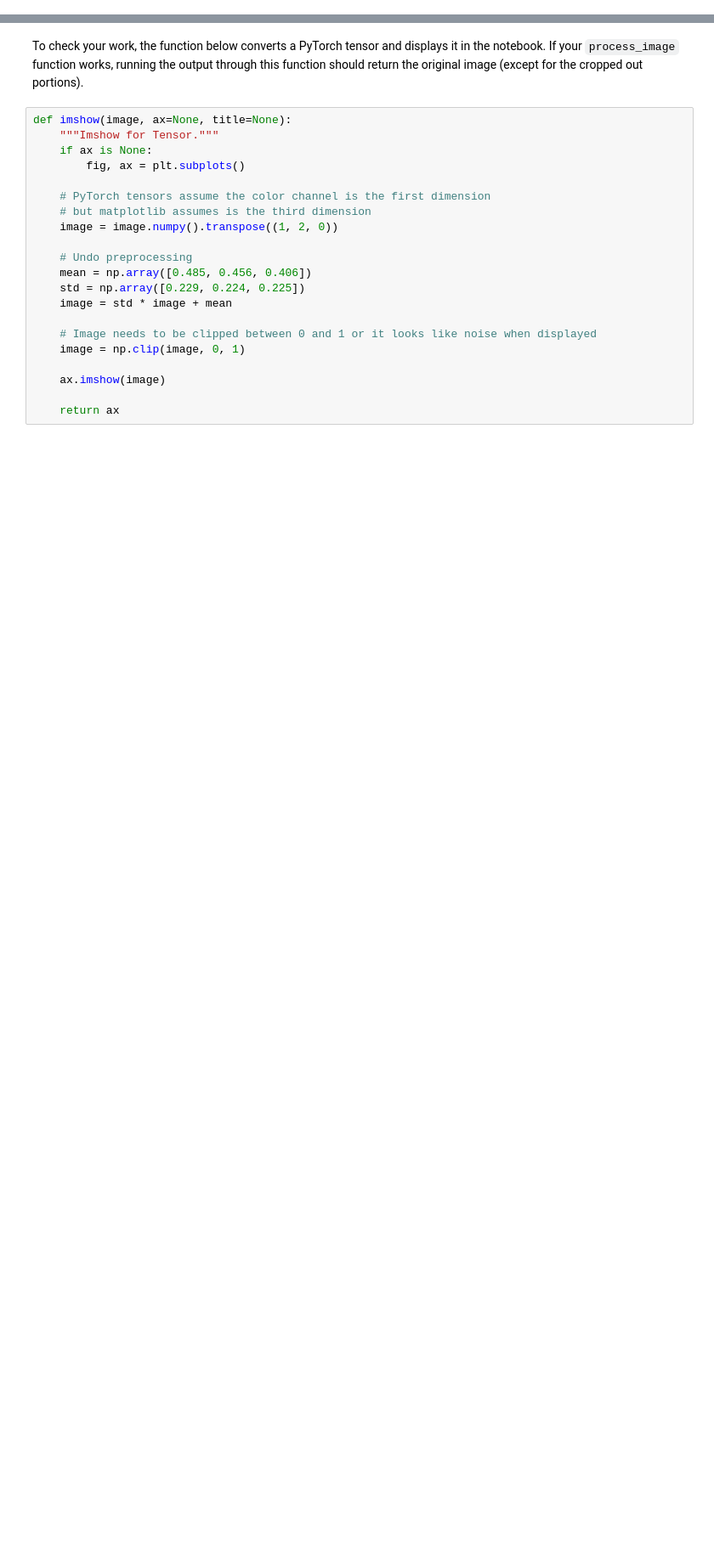
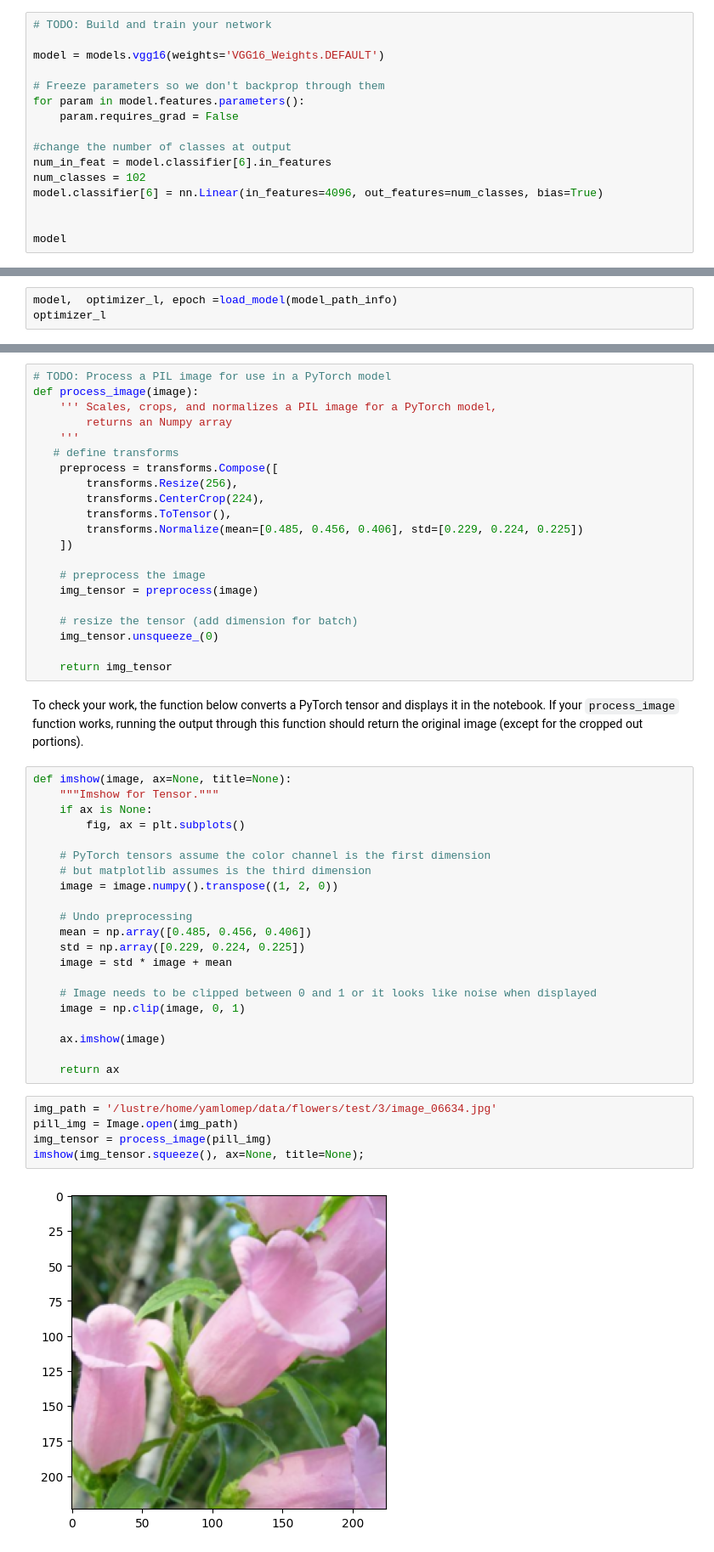
Before and after one commit to PascalYamlome/flower_classifier, a Jupyter notebook: Image Classifier Project.ipynb, the cells around one changed output, grey strips where cells are left out. Shown at 85% size. Saved outputs shown, nothing was run; the diff lists cells and outputs as text; blank space fills up the shorter version.

```diff
--- a/Image Classifier Project.ipynb
+++ b/Image Classifier Project.ipynb
@@ -112,0 +182,16 @@ GPU Workspaces about Keeping Your Session Active. You'll want to include code fr
+# %%
+# TODO: Build and train your network
+
+model = models.vgg16(weights='VGG16_Weights.DEFAULT')
+
+# Freeze parameters so we don't backprop through them
+for param in model.features.parameters():
+    param.requires_grad = False
+
+#change the number of classes at output
+num_in_feat = model.classifier[6].in_features
+num_classes = 102
+model.classifier[6] = nn.Linear(in_features=4096, out_features=num_classes, bias=True)
+
+
+model
@@ -134,0 +474,3 @@ At this point it's good to write a function that can load a checkpoint and rebui
+# %%
+model,  optimizer_l, epoch =load_model(model_path_info)
+optimizer_l
@@ -168,3 +526,24 @@ def process_image(image):
+# %%
+# TODO: Process a PIL image for use in a PyTorch model
+def process_image(image):
+    ''' Scales, crops, and normalizes a PIL image for a PyTorch model,
+        returns an Numpy array
+    '''
+   # define transforms
+    preprocess = transforms.Compose([
+        transforms.Resize(256),
+        transforms.CenterCrop(224),
+        transforms.ToTensor(),
+        transforms.Normalize(mean=[0.485, 0.456, 0.406], std=[0.229, 0.224, 0.225])
+    ])
+
+    # preprocess the image
+    img_tensor = preprocess(image)
+
+    # resize the tensor (add dimension for batch)
+    img_tensor.unsqueeze_(0)
+
+    return img_tensor
 # %% [markdown]
 To check your work, the function below converts a PyTorch tensor and displays it in the notebook. If your `process_image` function works, running the output through this function should return the original image (except for the cropped out portions).
 # %%
@@ -188,6 +567,13 @@ def imshow(image, ax=None, title=None):
     ax.imshow(image)
 
     return ax
+# %%
+img_path = '/lustre/home/yamlomep/data/flowers/test/3/image_06634.jpg'
+pill_img = Image.open(img_path)
+img_tensor = process_image(pill_img)
+imshow(img_tensor.squeeze(), ax=None, title=None);
+# %% [output]
+[figure, added]
 # %% [markdown]
 ## Class Prediction
 
```
Also changed, not shown: parts of 32 cells of this notebook, 4 other files.
